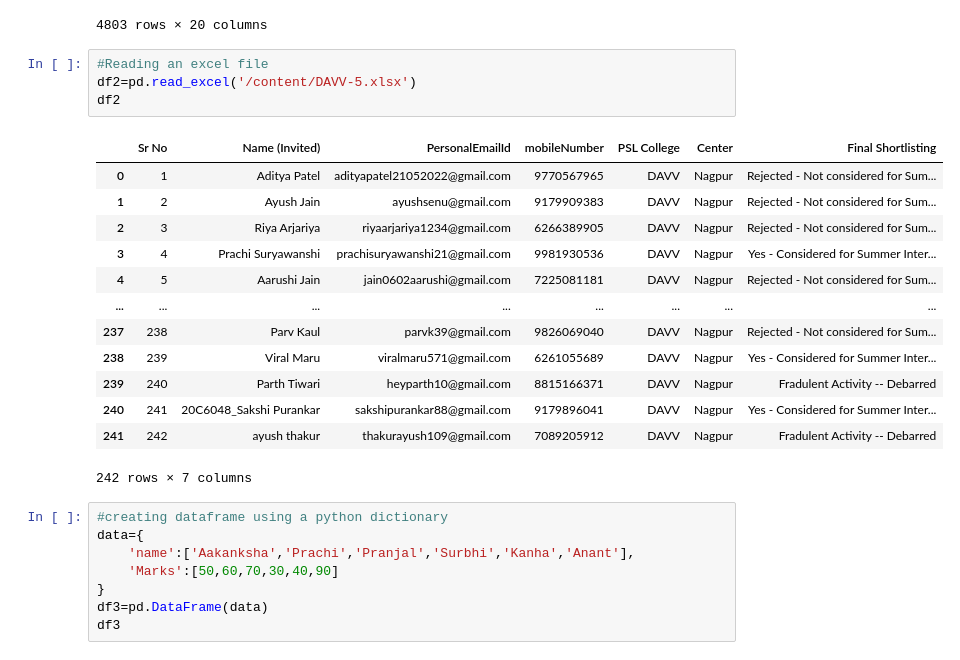
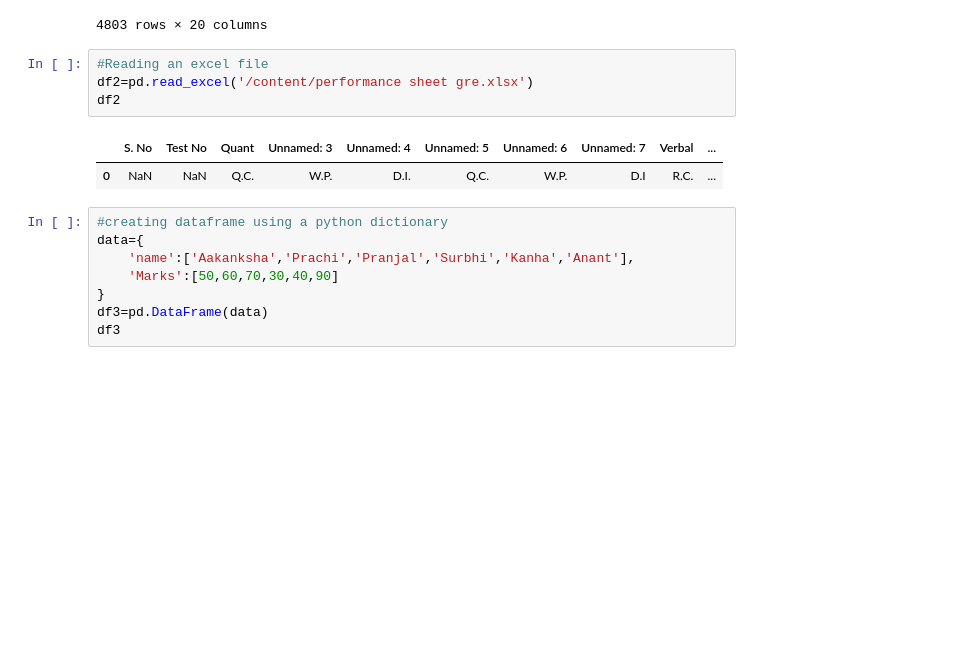
Before and after one commit to aakanksha32173/Pandas, a Jupyter notebook: Different_ways_of_creating_dataframe.ipynb, the cells around one changed output. Saved outputs shown, nothing was run; the diff lists cells and outputs as text; blank space fills up the shorter version.

```diff
--- a/Different_ways_of_creating_dataframe.ipynb
+++ b/Different_ways_of_creating_dataframe.ipynb
@@ -21,22 +21,11 @@ df
 4803 rows × 20 columns
 # %%
 #Reading an excel file
-df2=pd.read_excel('/content/DAVV-5.xlsx')
+df2=pd.read_excel('/content/performance sheet gre.xlsx')
 df2
 # %% [output]
-|  | Sr No | Name (Invited) | PersonalEmailId | mobileNumber | PSL College | Center | Final Shortlisting |
-| 0 | 1 | Aditya Patel | adityapatel21052022@gmail.com | 9770567965 | DAVV | Nagpur | Rejected - Not considered for Sum... |
-| 1 | 2 | Ayush Jain | ayushsenu@gmail.com | 9179909383 | DAVV | Nagpur | Rejected - Not considered for Sum... |
-| 2 | 3 | Riya Arjariya | riyaarjariya1234@gmail.com | 6266389905 | DAVV | Nagpur | Rejected - Not considered for Sum... |
-| 3 | 4 | Prachi Suryawanshi | prachisuryawanshi21@gmail.com | 9981930536 | DAVV | Nagpur | Yes - Considered for Summer Inter... |
-| 4 | 5 | Aarushi Jain | jain0602aarushi@gmail.com | 7225081181 | DAVV | Nagpur | Rejected - Not considered for Sum... |
-| ... | ... | ... | ... | ... | ... | ... | ... |
-| 237 | 238 | Parv Kaul | parvk39@gmail.com | 9826069040 | DAVV | Nagpur | Rejected - Not considered for Sum... |
-| 238 | 239 | Viral Maru | viralmaru571@gmail.com | 6261055689 | DAVV | Nagpur | Yes - Considered for Summer Inter... |
-| 239 | 240 | Parth Tiwari | heyparth10@gmail.com | 8815166371 | DAVV | Nagpur | Fradulent Activity -- Debarred |
-| 240 | 241 | 20C6048_Sakshi Purankar | sakshipurankar88@gmail.com | 9179896041 | DAVV | Nagpur | Yes - Considered for Summer Inter... |
-| 241 | 242 | ayush thakur | thakurayush109@gmail.com | 7089205912 | DAVV | Nagpur | Fradulent Activity -- Debarred |
+|  | S. No | Test No | Quant | Unnamed: 3 | Unnamed: 4 | Unnamed: 5 | Unnamed: 6 | Unnamed: 7 | Verbal | ... |
+| 0 | NaN | NaN | Q.C. | W.P. | D.I. | Q.C. | W.P. | D.I | R.C. | ... |
-242 rows × 7 columns
 # %%
 #creating dataframe using a python dictionary
 data={
```
